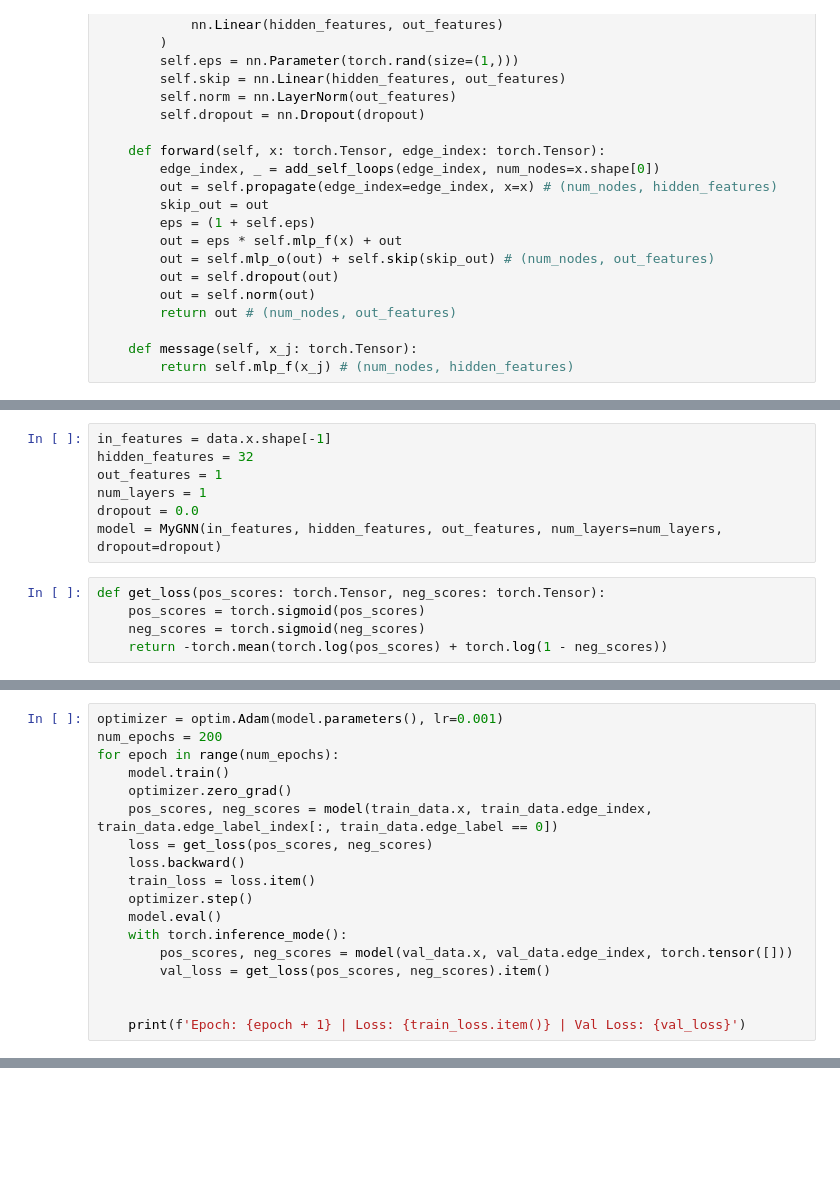
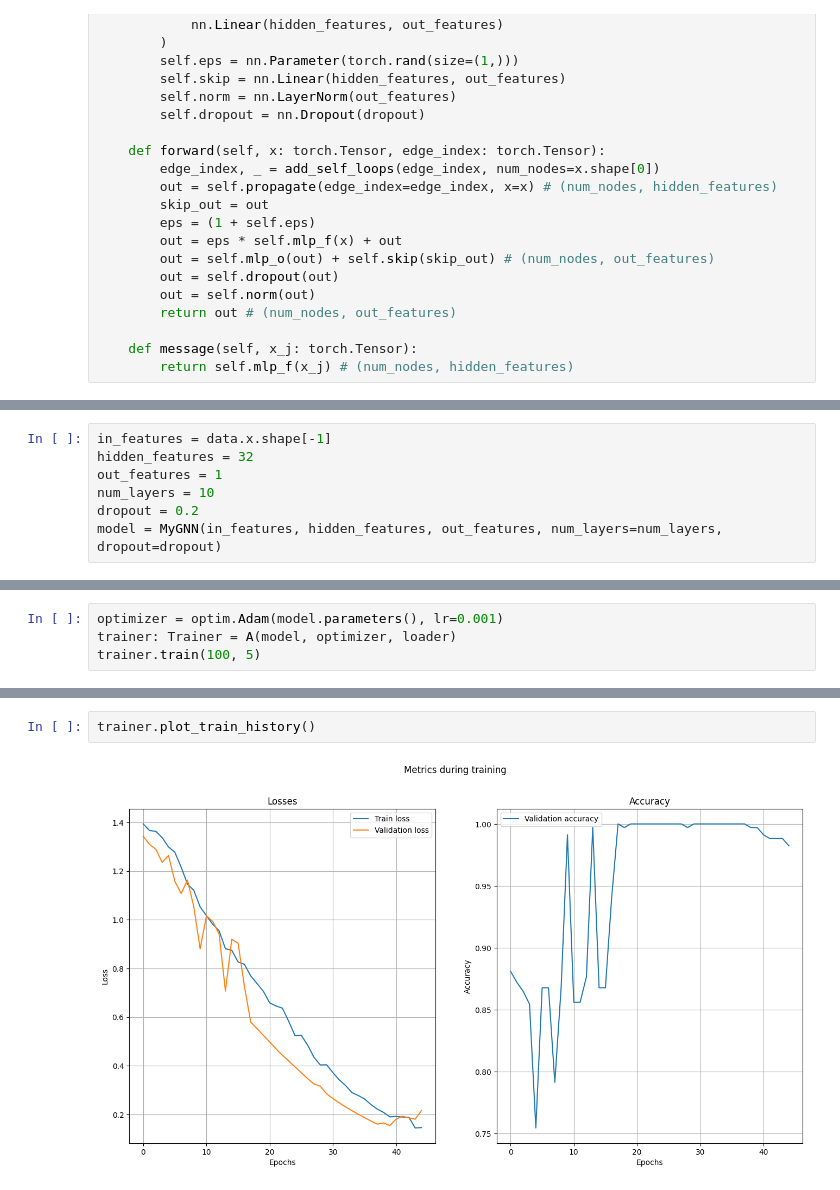
Before and after one commit to SziZsolt/GINLayer_EdgePrediction, a Jupyter notebook: main.ipynb, the cells around one changed output, grey strips where cells are left out. Cells and saved outputs as stored; diff of their text form; blank space fills up the shorter version.

Commit message:
Loaders

```diff
--- a/main.ipynb
+++ b/main.ipynb
@@ -105,11 +83,6 @@ class MyGNN(nn.Module):
 in_features = data.x.shape[-1]
 hidden_features = 32
 out_features = 1
-num_layers = 1
-dropout = 0.0
+num_layers = 10
+dropout = 0.2
 model = MyGNN(in_features, hidden_features, out_features, num_layers=num_layers, dropout=dropout)
-# %%
-def get_loss(pos_scores: torch.Tensor, neg_scores: torch.Tensor):
-    pos_scores = torch.sigmoid(pos_scores)
-    neg_scores = torch.sigmoid(neg_scores)
-    return -torch.mean(torch.log(pos_scores) + torch.log(1 - neg_scores))
@@ -120,18 +88,0 @@ Data(x=[13752, 767], edge_index=[2, 393378], y=[13752], edge_label=[98344], edge
-# %%
-optimizer = optim.Adam(model.parameters(), lr=0.001)
-num_epochs = 200
-for epoch in range(num_epochs):
-    model.train()
-    optimizer.zero_grad()
-    pos_scores, neg_scores = model(train_data.x, train_data.edge_index, train_data.edge_label_index[:, train_data.edge_label == 0])
-    loss = get_loss(pos_scores, neg_scores)
-    loss.backward()
-    train_loss = loss.item()
-    optimizer.step()
-    model.eval()
-    with torch.inference_mode():
-        pos_scores, neg_scores = model(val_data.x, val_data.edge_index, torch.tensor([]))
-        val_loss = get_loss(pos_scores, neg_scores).item()
-
-
-    print(f'Epoch: {epoch + 1} | Loss: {train_loss.item()} | Val Loss: {val_loss}')
@@ -152,0 +208,4 @@ model(features, edge_index, neg_edge_index)
+# %%
+optimizer = optim.Adam(model.parameters(), lr=0.001)
+trainer: Trainer = A(model, optimizer, loader)
+trainer.train(100, 5)
@@ -152,0 +230,4 @@ model(features, edge_index, neg_edge_index)
+# %%
+trainer.plot_train_history()
+# %% [output]
+[figure, added]
```
Also changed, not shown: parts of 17 cells of this notebook, 1 other file.
